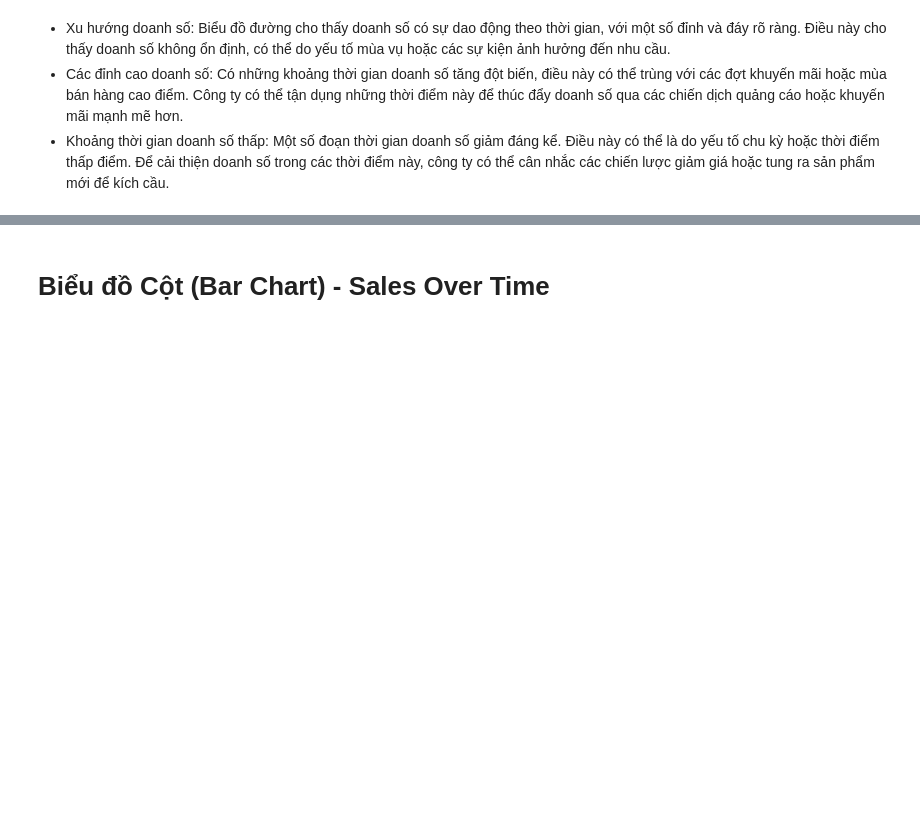
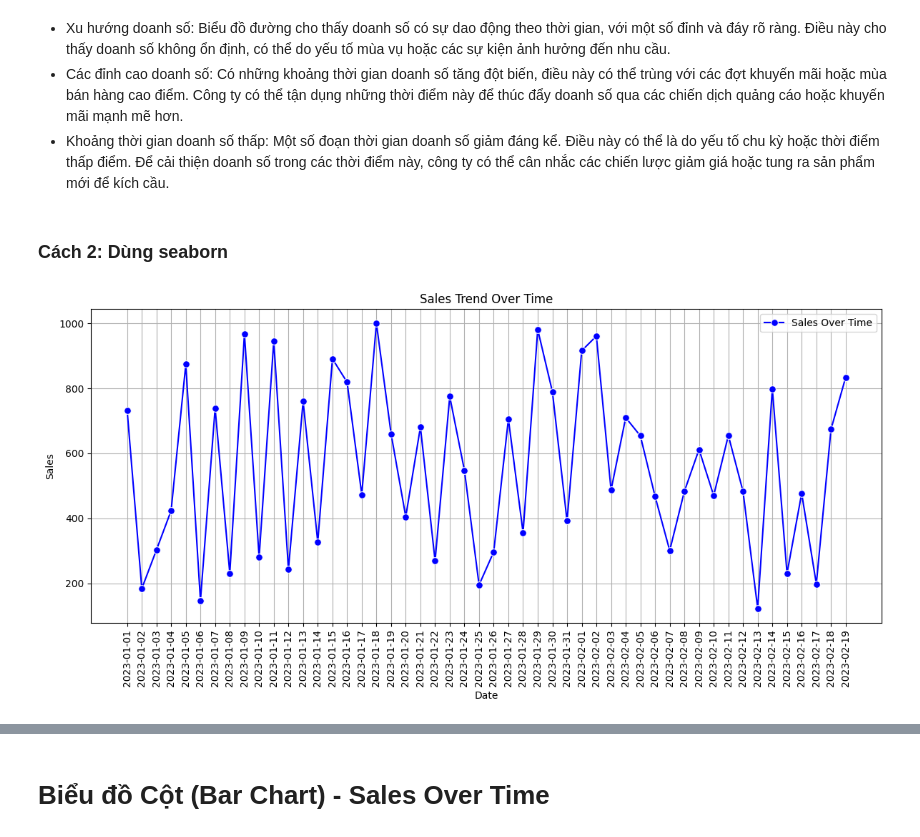
Before and after one commit to thanhthao2004/Tranning-Python-Lesson4, a Jupyter notebook: LyThuyet.ipynb, the cells around one changed output, grey strips where cells are left out. Cells and saved outputs as stored; diff of their text form; code cells hidden in the pictures; blank space fills up the shorter version.

```diff
--- a/LyThuyet.ipynb
+++ b/LyThuyet.ipynb
@@ -47,3 +56,20 @@ plt.show()
 - Xu hướng doanh số: Biểu đồ đường cho thấy doanh số có sự dao động theo thời gian, với một số đỉnh và đáy rõ ràng. Điều này cho thấy doanh số không ổn định, có thể do yếu tố mùa vụ hoặc các sự kiện ảnh hưởng đến nhu cầu.
 - Các đỉnh cao doanh số: Có những khoảng thời gian doanh số tăng đột biến, điều này có thể trùng với các đợt khuyến mãi hoặc mùa bán hàng cao điểm. Công ty có thể tận dụng những thời điểm này để thúc đẩy doanh số qua các chiến dịch quảng cáo hoặc khuyến mãi mạnh mẽ hơn.
 - Khoảng thời gian doanh số thấp: Một số đoạn thời gian doanh số giảm đáng kể. Điều này có thể là do yếu tố chu kỳ hoặc thời điểm thấp điểm. Để cải thiện doanh số trong các thời điểm này, công ty có thể cân nhắc các chiến lược giảm giá hoặc tung ra sản phẩm mới để kích cầu.
+# %% [markdown]
+### Cách 2: Dùng seaborn
+# %%
+# Vẽ biểu đồ Line Chart
+plt.figure(figsize=(12, 6))  # Kích thước biểu đồ
+sns.lineplot(x='Date', y='Sales', data=df, color='blue', marker='o', markersize=7,
+             linewidth=1.5, label="Sales Over Time")
+# Tiêu đề và nhãn trục
+plt.title("Sales Trend Over Time")
+plt.xlabel("Date")
+plt.ylabel("Sales")
+plt.xticks(rotation=90)  # Xoay nhãn trục x để dễ đọc hơn
+plt.grid(True)  # Hiển thị lưới
+plt.legend()  # Hiển thị chú thích cho đường
+plt.tight_layout()  # Đảm bảo mọi thứ không bị cắt khi hiển thị
+# %% [output]
+[figure, added]
```
Also changed, not shown: parts of 16 cells of this notebook, 1 other file.
